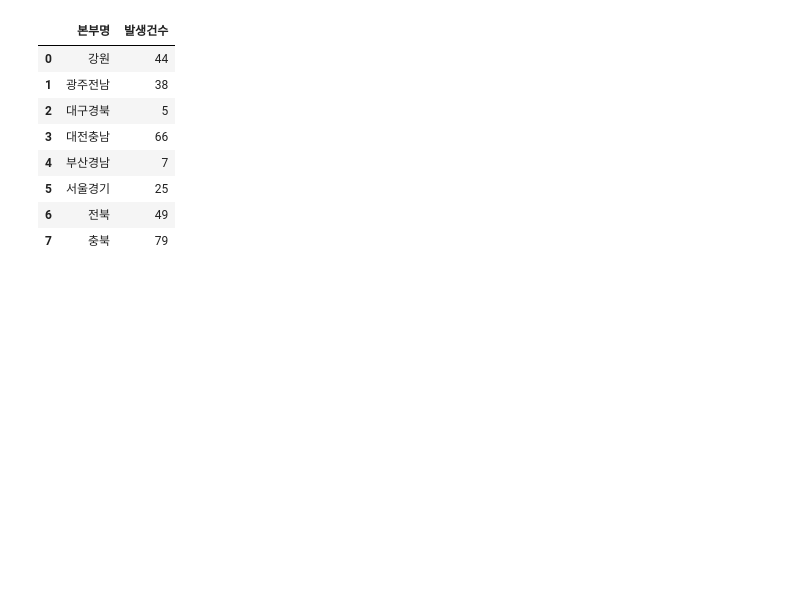
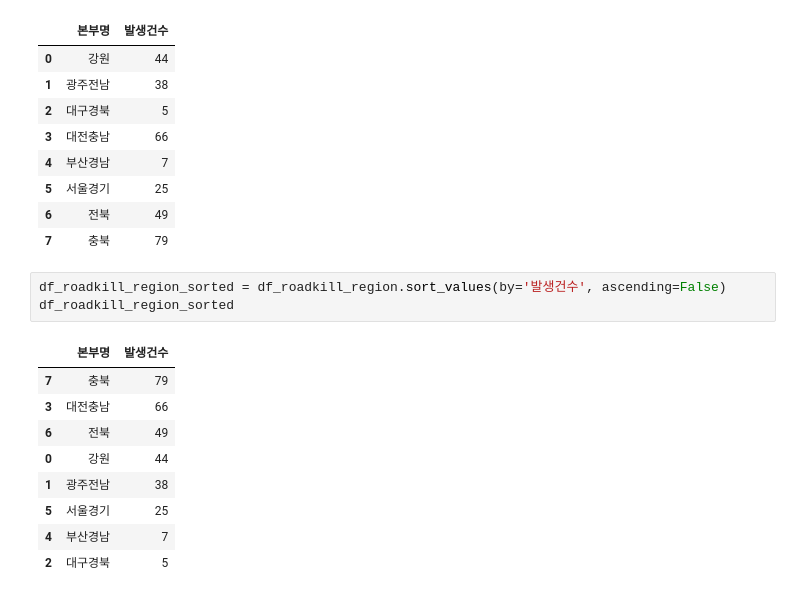
Before and after one commit to SeokcheonMoon/Competetion_Gangneung_vision_planning, a Jupyter notebook: DA_data_search_roadkill.ipynb, the cells around one changed output. Saved outputs shown, nothing was run; the diff lists cells and outputs as text; blank space fills up the shorter version.

```diff
--- a/DA_data_search_roadkill.ipynb
+++ b/DA_data_search_roadkill.ipynb
@@ -99,6 +101,19 @@ df_roadkill_region
 | 5 | 서울경기 | 25 |
 | 6 | 전북 | 49 |
 | 7 | 충북 | 79 |
+# %%
+df_roadkill_region_sorted = df_roadkill_region.sort_values(by='발생건수', ascending=False)
+df_roadkill_region_sorted
+# %% [output]
+|  | 본부명 | 발생건수 |
+| 7 | 충북 | 79 |
+| 3 | 대전충남 | 66 |
+| 6 | 전북 | 49 |
+| 0 | 강원 | 44 |
+| 1 | 광주전남 | 38 |
+| 5 | 서울경기 | 25 |
+| 4 | 부산경남 | 7 |
+| 2 | 대구경북 | 5 |
 # %%
 # Seaborn을 이용한 시각화
 plt.figure(figsize=(10, 6))
```
Also changed, not shown: parts of 4 cells of this notebook, 10 other files.
